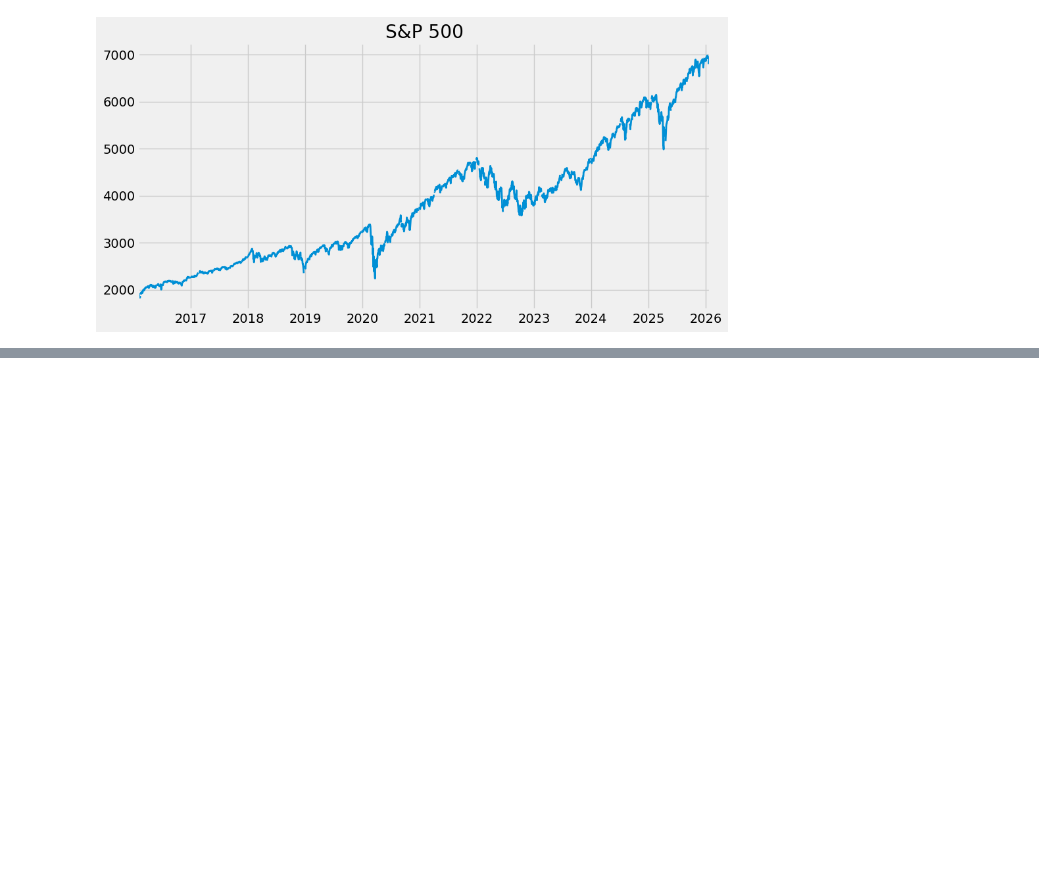
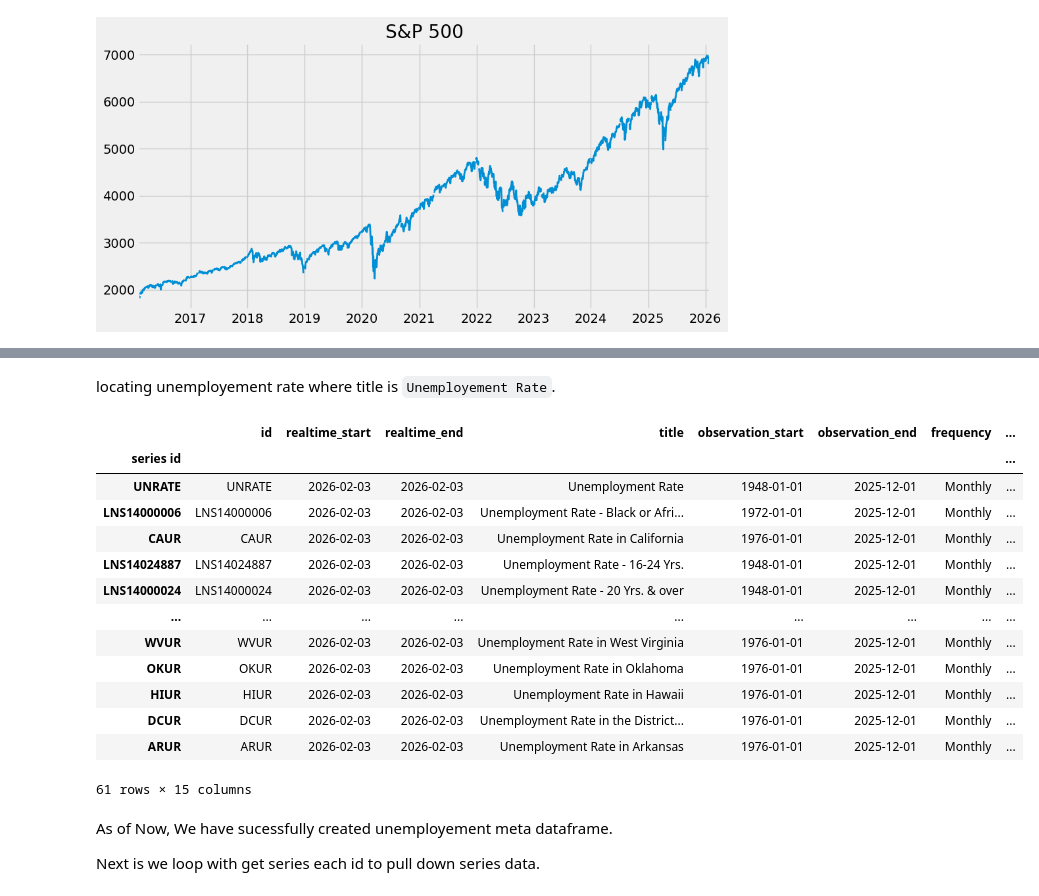
Before and after one commit to MoeedKhan-AMK/Economic-Data-Analysis-Project, a Jupyter notebook: analysis.ipynb, the cells around one changed output, grey strips where cells are left out. Drawn from its saved outputs; the diff is of its cells as text; code cells hidden in the pictures; blank space fills up the shorter version.

```diff
--- a/analysis.ipynb
+++ b/analysis.ipynb
@@ -86,0 +158,23 @@ sp500_data.plot(figsize=(10,5), title='S&P 500', linewidth=2)
+# %% [markdown]
+locating unemployement rate where title is `Unemployement Rate`.
+# %%
+unemp_df.loc[unemp_df['title'].str.contains('Unemployment Rate')]
+# %% [output]
+|  | id | realtime_start | realtime_end | title | observation_start | observation_end | frequency | ... |
+| series id |  |  |  |  |  |  |  | ... |
+| UNRATE | UNRATE | 2026-02-03 | 2026-02-03 | Unemployment Rate | 1948-01-01 | 2025-12-01 | Monthly | ... |
+| LNS14000006 | LNS14000006 | 2026-02-03 | 2026-02-03 | Unemployment Rate - Black or Afri... | 1972-01-01 | 2025-12-01 | Monthly | ... |
+| CAUR | CAUR | 2026-02-03 | 2026-02-03 | Unemployment Rate in California | 1976-01-01 | 2025-12-01 | Monthly | ... |
+| LNS14024887 | LNS14024887 | 2026-02-03 | 2026-02-03 | Unemployment Rate - 16-24 Yrs. | 1948-01-01 | 2025-12-01 | Monthly | ... |
+| LNS14000024 | LNS14000024 | 2026-02-03 | 2026-02-03 | Unemployment Rate - 20 Yrs. & over | 1948-01-01 | 2025-12-01 | Monthly | ... |
+| ... | ... | ... | ... | ... | ... | ... | ... | ... |
+| WVUR | WVUR | 2026-02-03 | 2026-02-03 | Unemployment Rate in West Virginia | 1976-01-01 | 2025-12-01 | Monthly | ... |
+| OKUR | OKUR | 2026-02-03 | 2026-02-03 | Unemployment Rate in Oklahoma | 1976-01-01 | 2025-12-01 | Monthly | ... |
+| HIUR | HIUR | 2026-02-03 | 2026-02-03 | Unemployment Rate in Hawaii | 1976-01-01 | 2025-12-01 | Monthly | ... |
+| DCUR | DCUR | 2026-02-03 | 2026-02-03 | Unemployment Rate in the District... | 1976-01-01 | 2025-12-01 | Monthly | ... |
+| ARUR | ARUR | 2026-02-03 | 2026-02-03 | Unemployment Rate in Arkansas | 1976-01-01 | 2025-12-01 | Monthly | ... |
+61 rows × 15 columns
+# %% [markdown]
+As of Now, We have sucessfully created unemployement meta dataframe.
+
+Next is we loop with get series each id to pull down series data.
```
Also changed, not shown: parts of 13 cells of this notebook.
